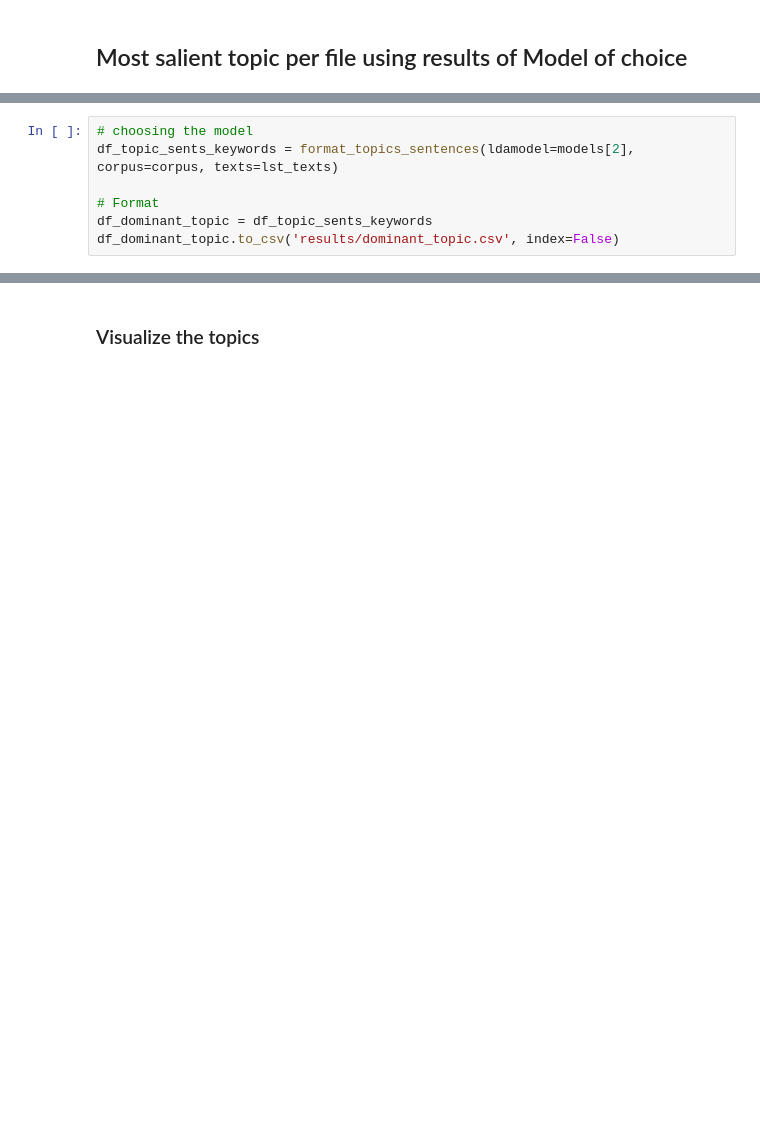
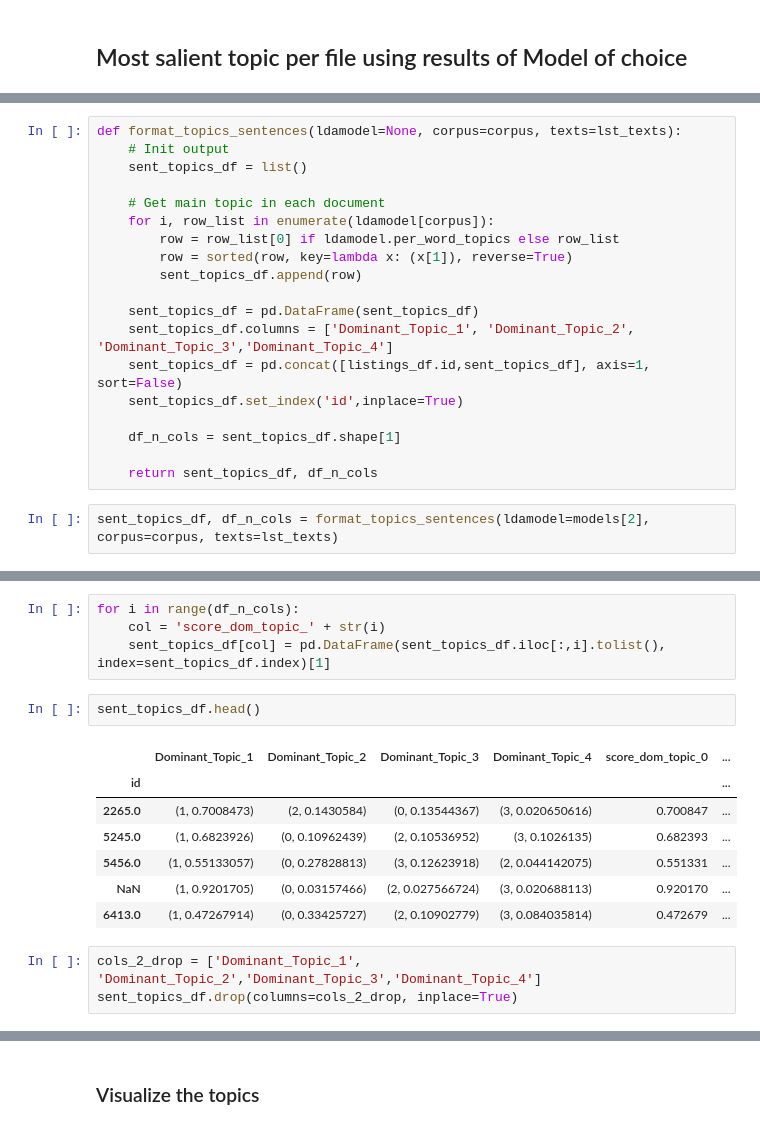
Before and after one commit to dcollaguazo/Airbnb-Price-Prediction, a Jupyter notebook: text_analysis/LDA_for_text_analysis.ipynb, the cells around one changed output, grey strips where cells are left out. Saved outputs shown, nothing was run; the diff lists cells and outputs as text; blank space fills up the shorter version.

```diff
--- a/text_analysis/LDA_for_text_analysis.ipynb
+++ b/text_analysis/LDA_for_text_analysis.ipynb
@@ -297,7 +318,21 @@ def format_topics_sentences(ldamodel=None, corpus=corpus, texts=lst_texts):
+# %%
+def format_topics_sentences(ldamodel=None, corpus=corpus, texts=lst_texts):
+    # Init output
+    sent_topics_df = list()
+
+    # Get main topic in each document
+    for i, row_list in enumerate(ldamodel[corpus]):
+        row = row_list[0] if ldamodel.per_word_topics else row_list
+        row = sorted(row, key=lambda x: (x[1]), reverse=True)
+        sent_topics_df.append(row)
+
+    sent_topics_df = pd.DataFrame(sent_topics_df)
+    sent_topics_df.columns = ['Dominant_Topic_1', 'Dominant_Topic_2', 'Dominant_Topic_3','Dominant_Topic_4']
+    sent_topics_df = pd.concat([listings_df.id,sent_topics_df], axis=1, sort=False)
+    sent_topics_df.set_index('id',inplace=True)
+
+    df_n_cols = sent_topics_df.shape[1]
+
+    return sent_topics_df, df_n_cols
 # %%
-# choosing the model
-df_topic_sents_keywords = format_topics_sentences(ldamodel=models[2], corpus=corpus, texts=lst_texts)
-
-# Format
-df_dominant_topic = df_topic_sents_keywords
-df_dominant_topic.to_csv('results/dominant_topic.csv', index=False)
+sent_topics_df, df_n_cols = format_topics_sentences(ldamodel=models[2], corpus=corpus, texts=lst_texts)
@@ -303,0 +349,17 @@ df_dominant_topic.to_csv('results/dominant_topic.csv', index=False)
+# %%
+for i in range(df_n_cols):
+    col = 'score_dom_topic_' + str(i)
+    sent_topics_df[col] = pd.DataFrame(sent_topics_df.iloc[:,i].tolist(), index=sent_topics_df.index)[1]
+# %%
+sent_topics_df.head()
+# %% [output]
+|  | Dominant_Topic_1 | Dominant_Topic_2 | Dominant_Topic_3 | Dominant_Topic_4 | score_dom_topic_0 | ... |
+| id |  |  |  |  |  | ... |
+| 2265.0 | (1, 0.7008473) | (2, 0.1430584) | (0, 0.13544367) | (3, 0.020650616) | 0.700847 | ... |
+| 5245.0 | (1, 0.6823926) | (0, 0.10962439) | (2, 0.10536952) | (3, 0.1026135) | 0.682393 | ... |
+| 5456.0 | (1, 0.55133057) | (0, 0.27828813) | (3, 0.12623918) | (2, 0.044142075) | 0.551331 | ... |
+| NaN | (1, 0.9201705) | (0, 0.03157466) | (2, 0.027566724) | (3, 0.020688113) | 0.920170 | ... |
+| 6413.0 | (1, 0.47267914) | (0, 0.33425727) | (2, 0.10902779) | (3, 0.084035814) | 0.472679 | ... |
+# %%
+cols_2_drop = ['Dominant_Topic_1', 'Dominant_Topic_2','Dominant_Topic_3','Dominant_Topic_4']
+sent_topics_df.drop(columns=cols_2_drop, inplace=True)
```
Also changed, not shown: parts of 18 cells of this notebook, 10 other files.
